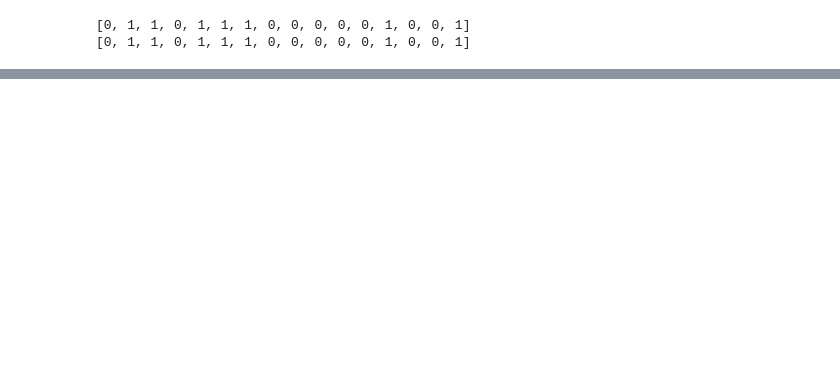
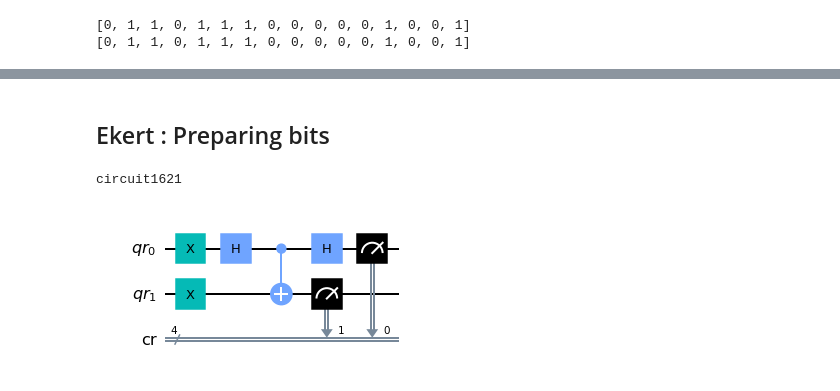
Before and after one commit to arijitsh/quantum, a Jupyter notebook: assignmnt-2-qkd.ipynb, the cells around one changed output, grey strips where cells are left out. Saved outputs shown, nothing was run; the diff lists cells and outputs as text; code cells hidden in the pictures; blank space fills up the shorter version.

```diff
--- a/assignmnt-2-qkd.ipynb
+++ b/assignmnt-2-qkd.ipynb
@@ -73,0 +141,22 @@ print(bob_key)
+# %% [markdown]
+## Ekert : Preparing bits
+# %%
+n = 100
+
+a_bases = [randint(1, 3) for i in range(n)]
+b_bases = [randint(1, 3) for i in range(n)]
+
+circuits = []
+
+for i in range(n):
+    circuitName = str(i) + ':A' + str(a_bases[i]) + '_B' + str(b_bases[i])
+    a_measures = measure_ekert_alice(qr, cr, qr[0],cr[0])
+    b_measures = measure_ekert_bob(qr, cr, qr[1],cr[1])
+    circuitName = qc + a_measures[a_bases[i]-1] + b_measures[b_bases[i]-1]
+    circuits.append(circuitName)
+# %%
+print(circuits[0].name)
+circuits[0].draw(output="mpl")
+# %% [output]
+circuit1621
+[figure, added]
```
Also changed, not shown: parts of 16 cells of this notebook, 1 other file.
